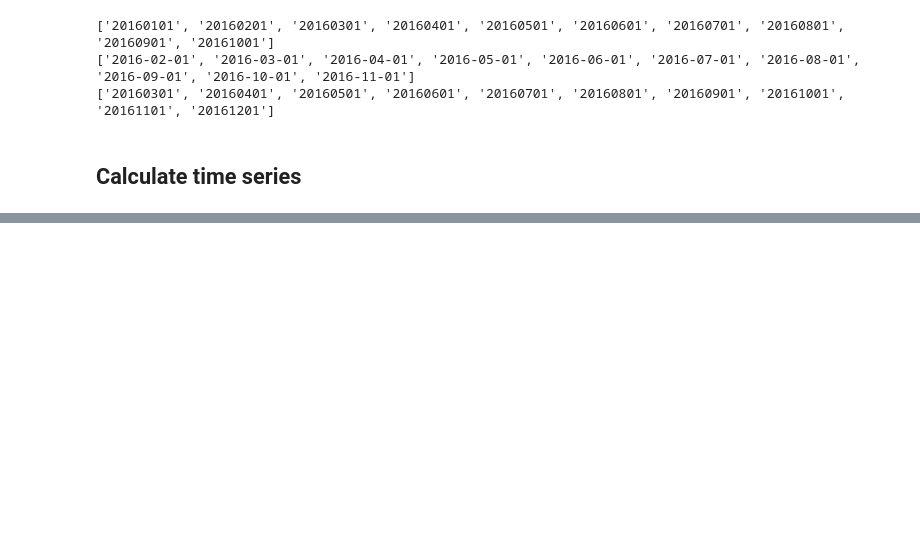
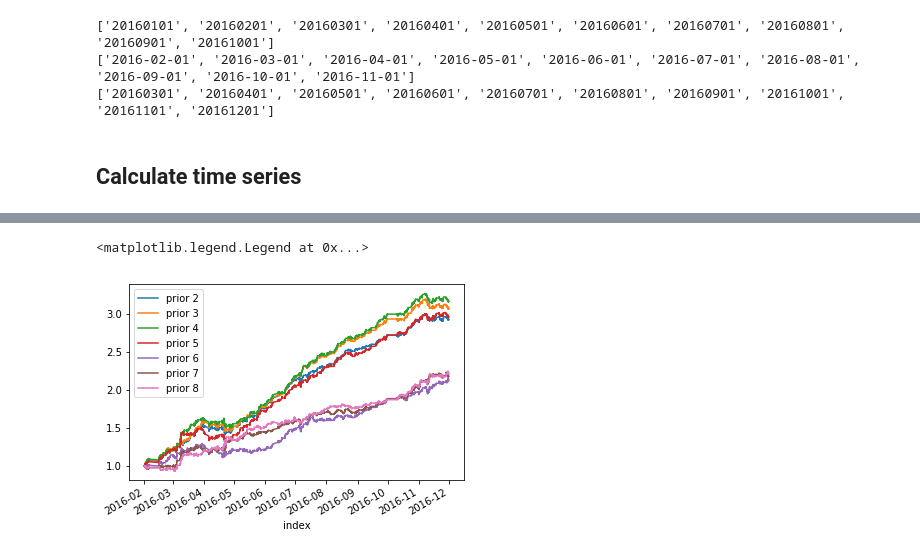
Before and after one commit to dechang227/QishiQR, a Jupyter notebook: Runmin/180506_Bu_Dynamic_Table.ipynb, the cells around one changed output, grey strips where cells are left out. Cells and saved outputs as stored; diff of their text form; code cells hidden in the pictures; blank space fills up the shorter version.

```diff
--- a/Runmin/180506_Bu_Dynamic_Table.ipynb
+++ b/Runmin/180506_Bu_Dynamic_Table.ipynb
@@ -75,8 +72,9 @@ Train = []
 Test = []
 slm = []
 
+Bu_result = []
 for idx, _ in enumerate(start_dates):
-    mj = MajorContracts(symbol='bu', split_time=split_dates[idx], topdir='C:/Linux_home/Qishi/tick2016',
+    mj = MajorContracts(symbol='bu', split_time=split_dates[idx], topdir='/home/runmin/Documents/Qishi/tick2016',
                            maturity={'1606':['2015-11-1','2016-5-1'],
                                      '1609':['2016-2-1','2016-8-1'],
                                      '1612':['2016-6-1','2016-11-15'],
@@ -99,6 +97,9 @@ for idx, _ in enumerate(start_dates):
     test.run()
     test.plot()
     test.results[0]['benchmark'].plot()
+
+    Bu_result.append(test.results)
+
     plt.legend()
     plt.show()
 # %% [output]
@@ -215,3 +216,21 @@ ID trade_range transition_begin transition_end
 1706 ['2016-10-15', '2017-1-31'] 2016-11-01 00:00:00 2016-12-31 00:00:00
 [figure]
 ... (8 outputs left out)
+# %%
+Bu_concate_result = []
+
+for prior_idx in range(0, 7):
+    tmp = []
+    for month_idx in range(0, 10):
+        if month_idx == 0:
+            tmp.append(Bu_result[month_idx][prior_idx].equitycurve)
+        else:
+            tmp.append(Bu_result[month_idx][prior_idx].equitycurve + tmp[-1][-1] - 1)
+    Bu_concate_result.append(pd.concat(tmp))
+# %%
+for idx, result in enumerate(Bu_concate_result):
+    result.plot(label='prior {}'.format(idx+2))
+plt.legend()
+# %% [output]
+<matplotlib.legend.Legend at 0x...>
+[figure, added]
```
Also changed, not shown: parts of 2 cells of this notebook, 4 other files.
